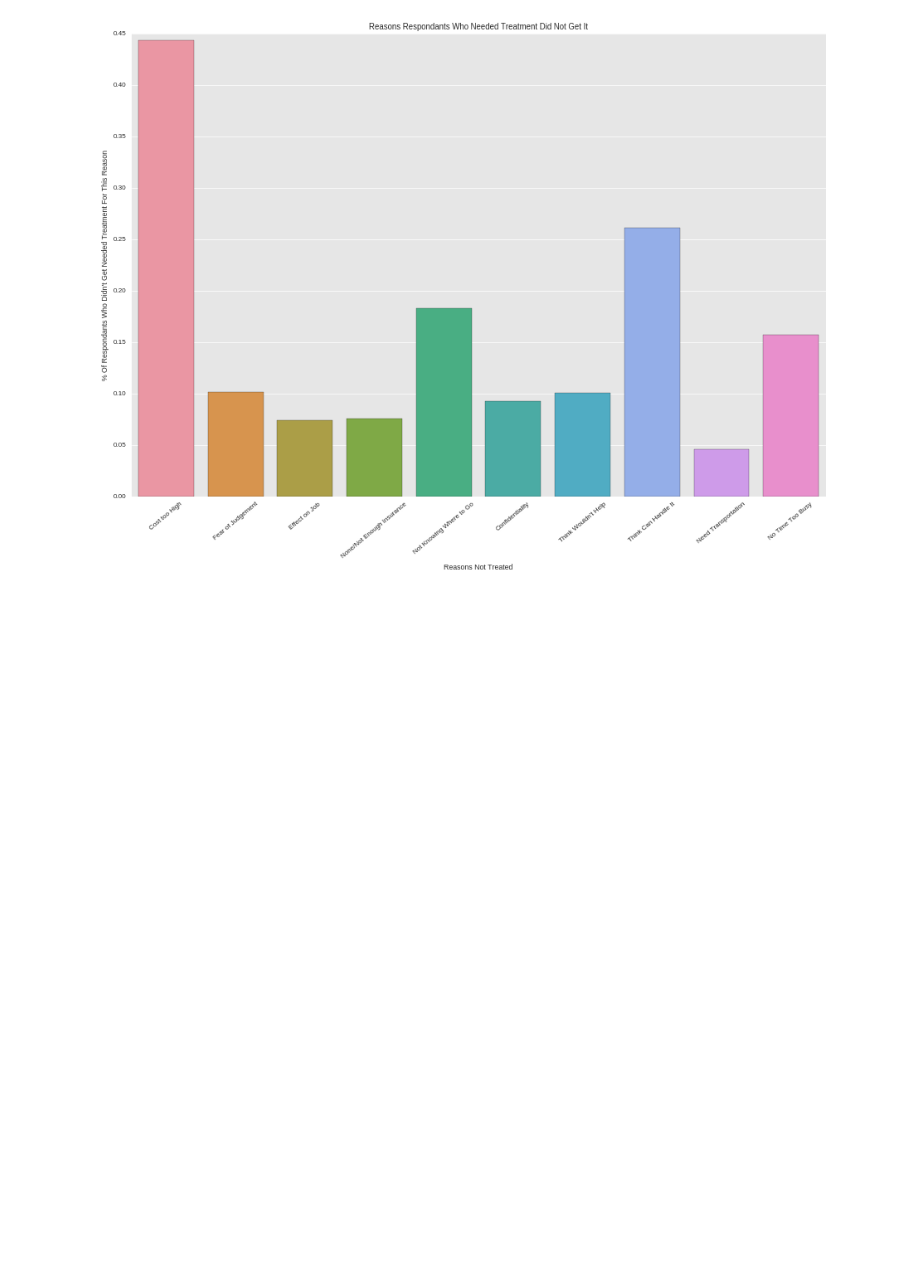
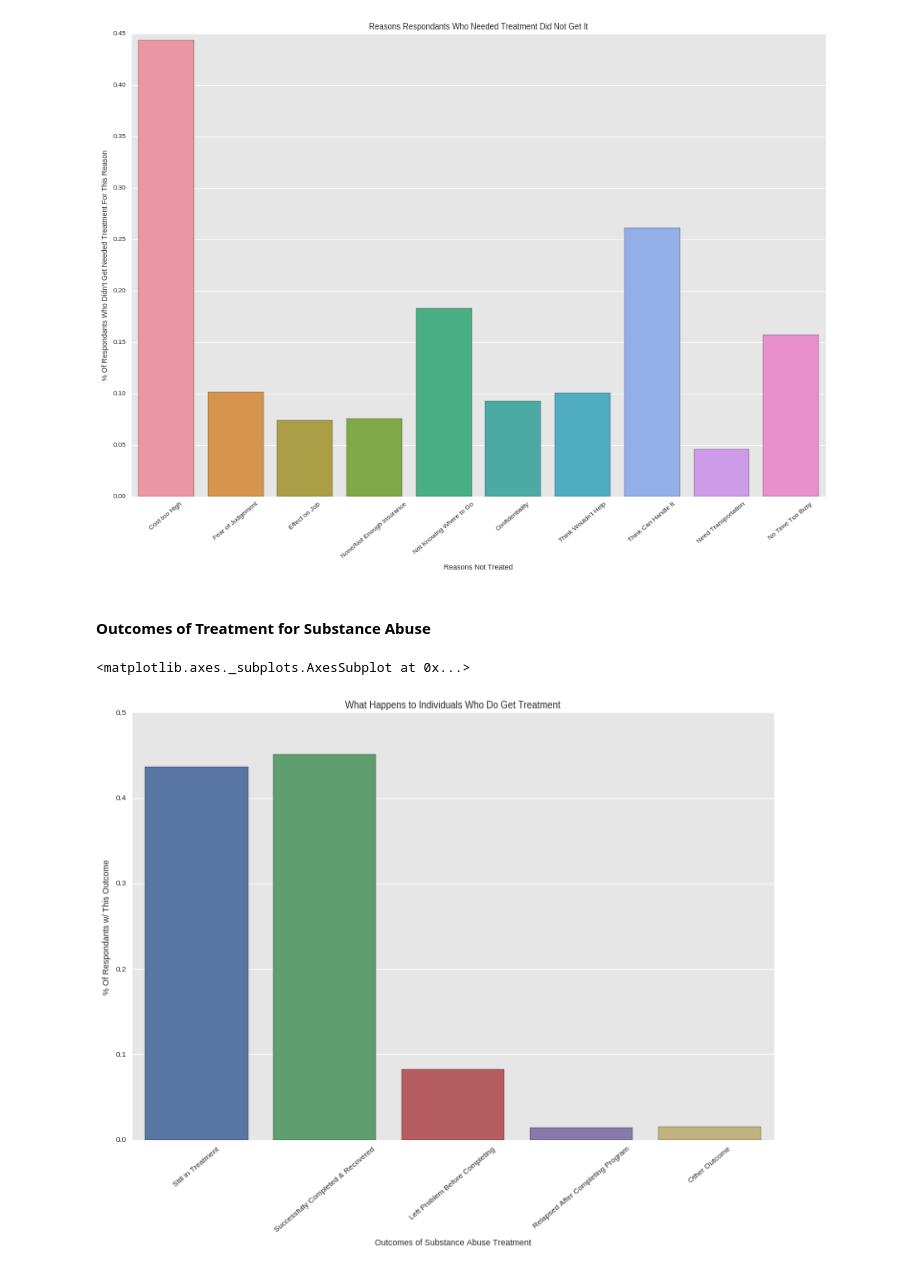
Before and after one commit to greenteawarrior/DataScience16CTW, a Jupyter notebook: drug_usage_health_next_steps.ipynb, the cells around one changed output. Saved outputs shown, nothing was run; the diff lists cells and outputs as text; code cells hidden in the pictures; blank space fills up the shorter version.

Commit message:
Outcomes of and reasons for leaving treatment

```diff
--- a/drug_usage_health_next_steps.ipynb
+++ b/drug_usage_health_next_steps.ipynb
@@ -671,0 +674,37 @@ reason_no_treatment(df_didnt_get_needed_treatment, 'AUUNNBR', 'Concerned Abt Opi
+# %% [markdown]
+#### Outcomes of Treatment for Substance Abuse
+# %%
+df_treated = df[df['TXLTYOU2'] < 80]
+# %%
+num_still = float(len(df_treated[df_treated['TXLTYOU2']==1]))     #still in treatment program
+num_success = float(len(df_treated[df_treated['TXLTYOU2']==2]))     #successfully completed program
+num_left = float(len(df_treated[df_treated['TXLTYOU2']==3]))        #left because problem with program
+num_afford = float(len(df_treated[df_treated['TXLTYOU2']==4]))     #left because couldn't afford to continue
+num_family = float(len(df_treated[df_treated['TXLTYOU2']==5]))     #left because of family
+num_drugs = float(len(df_treated[df_treated['TXLTYOU2']==6]))   #left program to use drugs again
+num_relapse = float(len(df_treated[df_treated['TXLTYOU2']>40]))  #relapsed or used drugs after finishing program
+num_other = float(len(df_treated[df_treated['TXLTYOU2']==7]))   # other
+
+total = 892 #respondants who answered these questions
+perc_still = num_still/total
+perc_success = num_success/total
+perc_left = num_left/total
+perc_afford = num_afford/total
+perc_family = num_family/total
+perc_drugs = num_drugs/total
+perc_relapse = num_relapse/total
+perc_other = num_other/total
+
+yvals = [perc_still, perc_success, perc_left + perc_afford + perc_family + perc_drugs, perc_relapse, perc_other]
+xvals = ['Still in Treatment', 'Successfully Completed & Recovered', 'Left Problem Before Completing', 'Relapsed After Completing Program', 'Other Outcome']
+
+
+plt.figure(figsize=(12,8))
+plt.ylabel('% Of Respondants w/ This Outcome')
+plt.xlabel('Outcomes of Substance Abuse Treatment')
+plt.xticks(rotation=40)
+plt.title('What Happens to Individuals Who Do Get Treatment')
+sns.barplot(x= xvals, y=yvals)
+# %% [output]
+<matplotlib.axes._subplots.AxesSubplot at 0x...>
+[figure, added]
```
Also changed, not shown: parts of 3 cells of this notebook, 2 other files.
